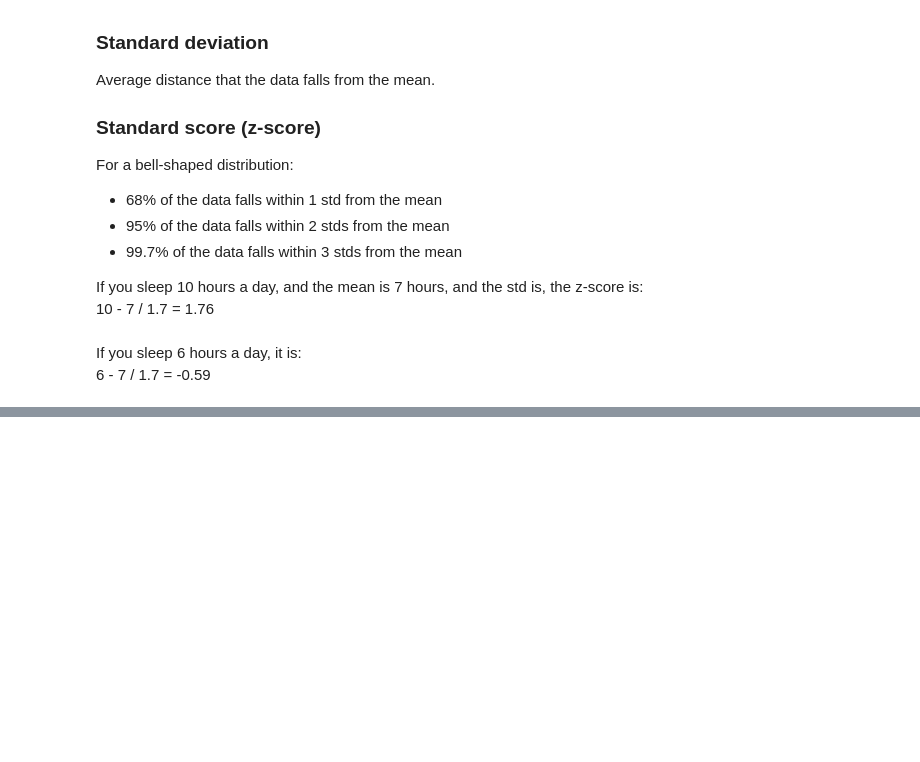
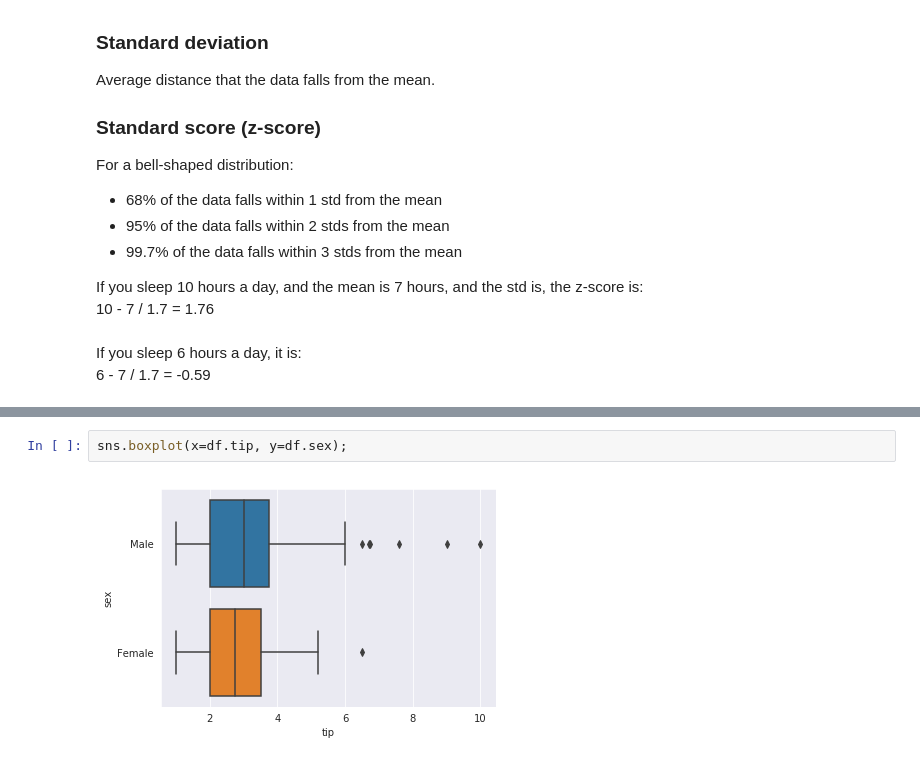
Before and after one commit to cercami/data-science, a Jupyter notebook: coursework/Certificate in Statistics with Python/statistics notes.ipynb, the cells around one changed output, grey strips where cells are left out. Drawn from its saved outputs; the diff is of its cells as text; blank space fills up the shorter version.

```diff
--- a/coursework/Certificate in Statistics with Python/statistics notes.ipynb
+++ b/coursework/Certificate in Statistics with Python/statistics notes.ipynb
@@ -42,0 +92,4 @@ Negative skew:
+# %%
+sns.boxplot(x=df.tip, y=df.sex);
+# %% [output]
+[figure, added]
```
Also changed, not shown: parts of 13 cells of this notebook, 3 other files.
